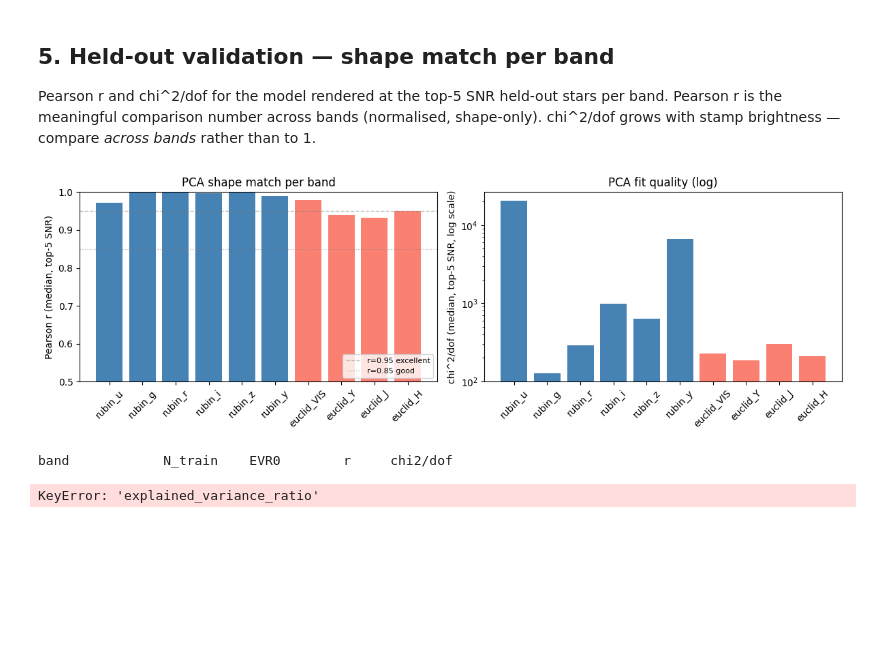
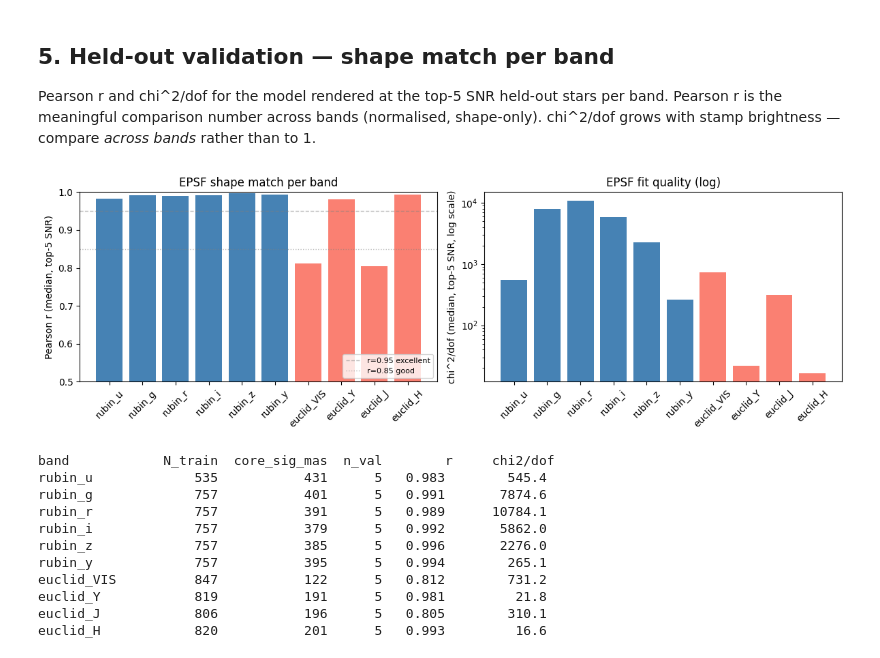
Before and after one commit to xoubish/JAISP, a Jupyter notebook: io/08_psf_visualization.ipynb, the cells around one changed output. Saved outputs shown, nothing was run; the diff lists cells and outputs as text; code cells hidden in the pictures; blank space fills up the shorter version.

```diff
--- a/io/08_psf_visualization.ipynb
+++ b/io/08_psf_visualization.ipynb
@@ -236,72 +280,105 @@ plt.tight_layout(); plt.show()
 
 Pearson r and chi^2/dof for the model rendered at the top-5 SNR held-out stars per band. Pearson r is the meaningful comparison number across bands (normalised, shape-only). chi^2/dof grows with stamp brightness — compare *across bands* rather than to 1.
 # %%
-TRAIN_DIR_PCA = ROOT / 'data/psf_training_v4'
+VALIDATION_DIR = TRAIN_DIR
 
 def _chi2(pred, obs, rms):
+    pred = np.nan_to_num(pred, nan=0.0, posinf=0.0, neginf=0.0)
+    obs = np.nan_to_num(obs, nan=0.0, posinf=0.0, neginf=0.0)
+    rms = np.nan_to_num(rms, nan=np.nanmedian(rms[np.isfinite(rms)]) if np.isfinite(rms).any() else 1.0, posinf=1.0, neginf=1.0)
     inv_var = 1.0 / np.maximum(rms, 1e-6) ** 2
     return float(((pred - obs) ** 2 * inv_var).sum()) / max(int(obs.size - 1), 1)
 
 def _pearson(a, b):
-    a = a.ravel().astype(np.float64); b = b.ravel().astype(np.float64)
+    a = np.nan_to_num(a, nan=0.0, posinf=0.0, neginf=0.0).ravel().astype(np.float64)
+    b = np.nan_to_num(b, nan=0.0, posinf=0.0, neginf=0.0).ravel().astype(np.float64)
     a = a - a.mean(); b = b - b.mean()
     den = np.sqrt((a*a).sum()) * np.sqrt((b*b).sum())
     return float((a*b).sum() / max(den, 1e-12))
 
+def _fit_flux_bg(pred, obs, rms):
+    pred = np.nan_to_num(pred, nan=0.0, posinf=0.0, neginf=0.0)
+    obs = np.nan_to_num(obs, nan=0.0, posinf=0.0, neginf=0.0)
+    rms_fill = np.nanmedian(rms[np.isfinite(rms)]) if np.isfinite(rms).any() else 1.0
+    rms = np.nan_to_num(rms, nan=rms_fill, posinf=rms_fill, neginf=rms_fill)
+    weight = 1.0 / np.maximum(rms, 1e-6) ** 2
+    a = float((weight * pred * pred).sum())
+    b = float((weight * pred).sum())
+    c = float(weight.sum())
+    d = float((weight * pred * obs).sum())
+    e = float((weight * obs).sum())
+    det = max(a * c - b * b, 1e-12)
+    flux = max((d * c - b * e) / det, 0.0)
+    bg = (a * e - b * d) / det
+    return flux * pred + bg
+
 results = {}
 for band in PCA_BANDS:
     if band not in psf_pca.models: continue
-    path = TRAIN_DIR_PCA / f'{band}.npz'
+    path = VALIDATION_DIR / f'{band}.npz'
     if not path.exists(): continue
     d = np.load(path, allow_pickle=False)
-    if d['stamps'].shape[0] < 5: continue
-    order = np.argsort(d['snr'])[::-1][:5]
+    finite_stamp = np.isfinite(d['stamps']).mean(axis=(1, 2)) > 0.95
+    finite_rms = np.isfinite(d['rms']).mean(axis=(1, 2)) > 0.95
+    valid = np.isfinite(d['snr']) & finite_stamp & finite_rms
+    valid_idx = np.where(valid)[0]
+    if valid_idx.size < 5: continue
+    n_pick = min(5, valid_idx.size)
+    order = valid_idx[np.argsort(d['snr'][valid_idx])[::-1][:n_pick]]
     stamps = torch.tensor(d['stamps'][order], dtype=torch.float32)
     rms    = torch.tensor(d['rms'][order],    dtype=torch.float32)
     frac   = torch.tensor(d['frac_xy'][order], dtype=torch.float32)
     pos    = torch.tensor(d['pos_norm'][order], dtype=torch.float32)
-    bidx   = torch.full((5,), PCA_BANDS.index(band), dtype=torch.long)
+    bidx   = torch.full((n_pick,), PCA_BANDS.index(band), dtype=torch.long)
     psf_o = psf_pca(pos, bidx)
     rendered = psf_pca.render_at_native(psf_o, frac, stamp_size=stamps.shape[-1])
-    pred = rendered.squeeze(1)
-    inv_var = 1.0 / rms.clamp(min=1e-6) ** 2
-    num = (pred * stamps * inv_var).sum(dim=(-2,-1))
-    den = (pred * pred * inv_var).sum(dim=(-2,-1)).clamp(min=1e-12)
-    alpha = num / den
-    scaled = alpha.view(-1,1,1) * pred
-    chi2s = [_chi2(scaled[k].numpy(), stamps[k].numpy(), rms[k].numpy()) for k in range(5)]
-    rs    = [_pearson(scaled[k].numpy(), stamps[k].numpy()) for k in range(5)]
-    results[band] = (float(np.median(chi2s)), float(np.median(rs)))
+    pred = rendered.squeeze(1).numpy()
+    obs = stamps.numpy()
+    rms_np = rms.numpy()
+    scaled = np.stack([_fit_flux_bg(pred[k], obs[k], rms_np[k]) for k in range(n_pick)])
+    chi2s = [_chi2(scaled[k], obs[k], rms_np[k]) for k in range(n_pick)]
+    rs    = [_pearson(scaled[k], obs[k]) for k in range(n_pick)]
+    results[band] = (float(np.median(chi2s)), float(np.median(rs)), int(n_pick))
 
 bands_ok  = list(results.keys())
 chi2_vals = [results[b][0] for b in bands_ok]
 r_vals    = [results[b][1] for b in bands_ok]
 colors    = ['steelblue' if b.startswith('rubin') else 'salmon' for b in bands_ok]
 
 fig, axes = plt.subplots(1, 2, figsize=(12, 4))
 axes[0].bar(bands_ok, r_vals, color=colors)
 axes[0].set_ylabel('Pearson r (median, top-5 SNR)')
-axes[0].set_title('PCA shape match per band')
+axes[0].set_title('EPSF shape match per band')
 axes[0].set_ylim(0.5, 1.0)
 axes[0].axhline(0.95, color='gray', ls='--', lw=1, alpha=0.5, label='r=0.95 excellent')
 axes[0].axhline(0.85, color='gray', ls=':',  lw=1, alpha=0.5, label='r=0.85 good')
 axes[0].legend(fontsize=8, loc='lower right')
 axes[1].bar(bands_ok, chi2_vals, color=colors)
 axes[1].set_yscale('log')
 axes[1].set_ylabel('chi^2/dof (median, top-5 SNR, log scale)')
-axes[1].set_title('PCA fit quality (log)')
+axes[1].set_title('EPSF fit quality (log)')
 for ax in axes:
     ax.tick_params(axis='x', rotation=45)
 plt.tight_layout(); plt.show()
 
 print()
-print(f'{"band":14s} {"N_train":>8s}  {"EVR0":>6s}   {"r":>6s}   {"chi2/dof":>10s}')
+print(f'{"band":14s} {"N_train":>8s} {"core_sig_mas":>13s} {"n_val":>6s}   {"r":>6s}   {"chi2/dof":>10s}')
 for band in bands_ok:
-    chi2_v, r_v = results[band]
+    chi2_v, r_v, n_pick = results[band]
     m = psf_pca.models[band]
-    print(f'{band:14s} {m["n_train"]:8d}  {m["explained_variance_ratio"][0]:.3f}   '
+    core_sig_mas, _core_frac = _core_sigma_mas(m['data'], psf_pca.oversampling, band)
+    print(f'{band:14s} {m["n_train"]:8d} {core_sig_mas:13.0f} {n_pick:6d}   '
           f'{r_v:.3f}   {chi2_v:>10.1f}')
 # %% [output]
-[figure, old version]
+[figure, new version]
-band            N_train    EVR0        r     chi2/dof
+band            N_train  core_sig_mas  n_val        r     chi2/dof
+rubin_u             535           431      5   0.983        545.4
+rubin_g             757           401      5   0.991       7874.6
+rubin_r             757           391      5   0.989      10784.1
+rubin_i             757           379      5   0.992       5862.0
+rubin_z             757           385      5   0.996       2276.0
+rubin_y             757           395      5   0.994        265.1
+euclid_VIS          847           122      5   0.812        731.2
+euclid_Y            819           191      5   0.981         21.8
+euclid_J            806           196      5   0.805        310.1
+euclid_H            820           201      5   0.993         16.6
-KeyError: 'explained_variance_ratio'
```
Also changed, not shown: parts of 1 cell of this notebook, 18 other files.
